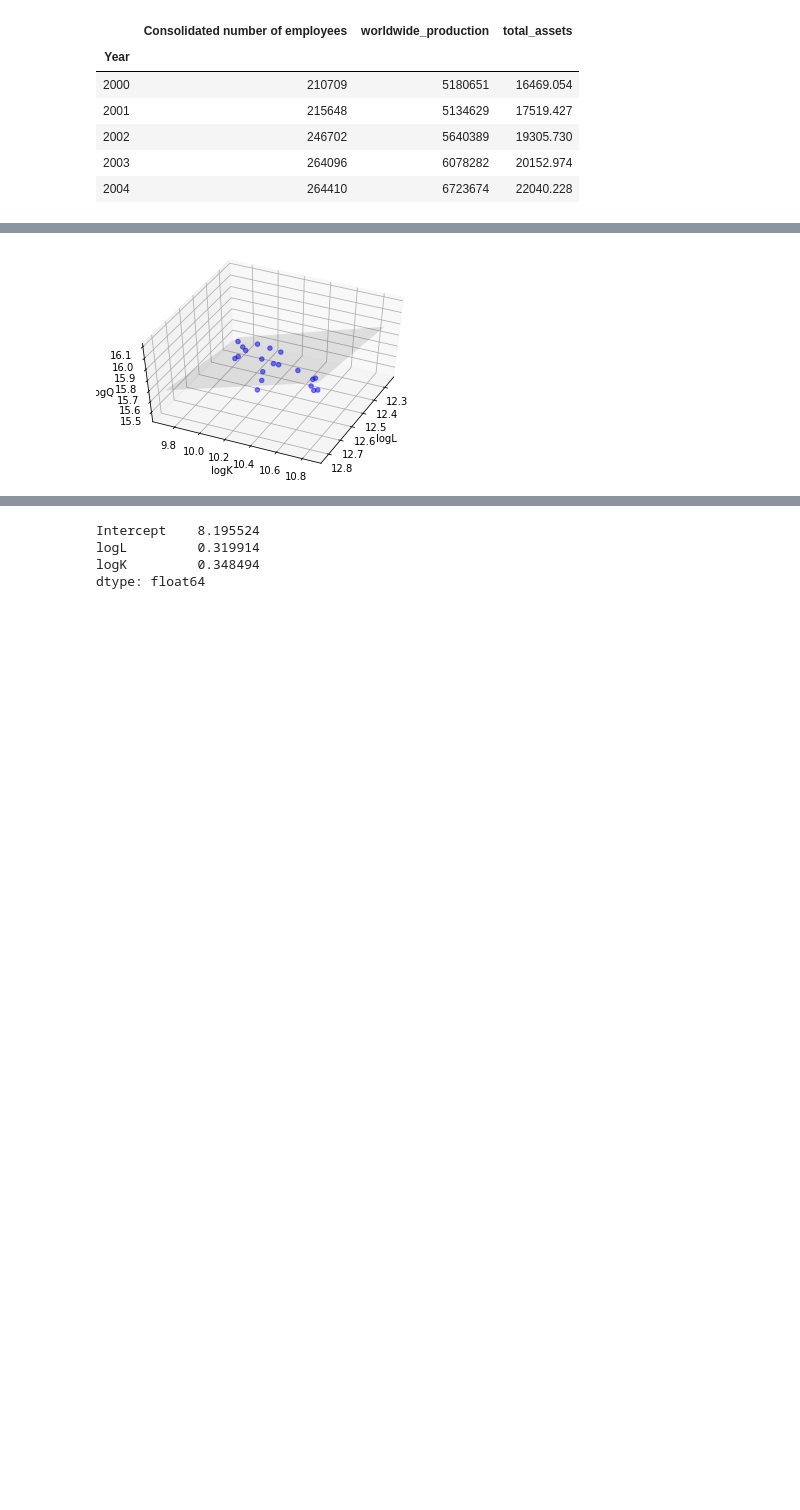
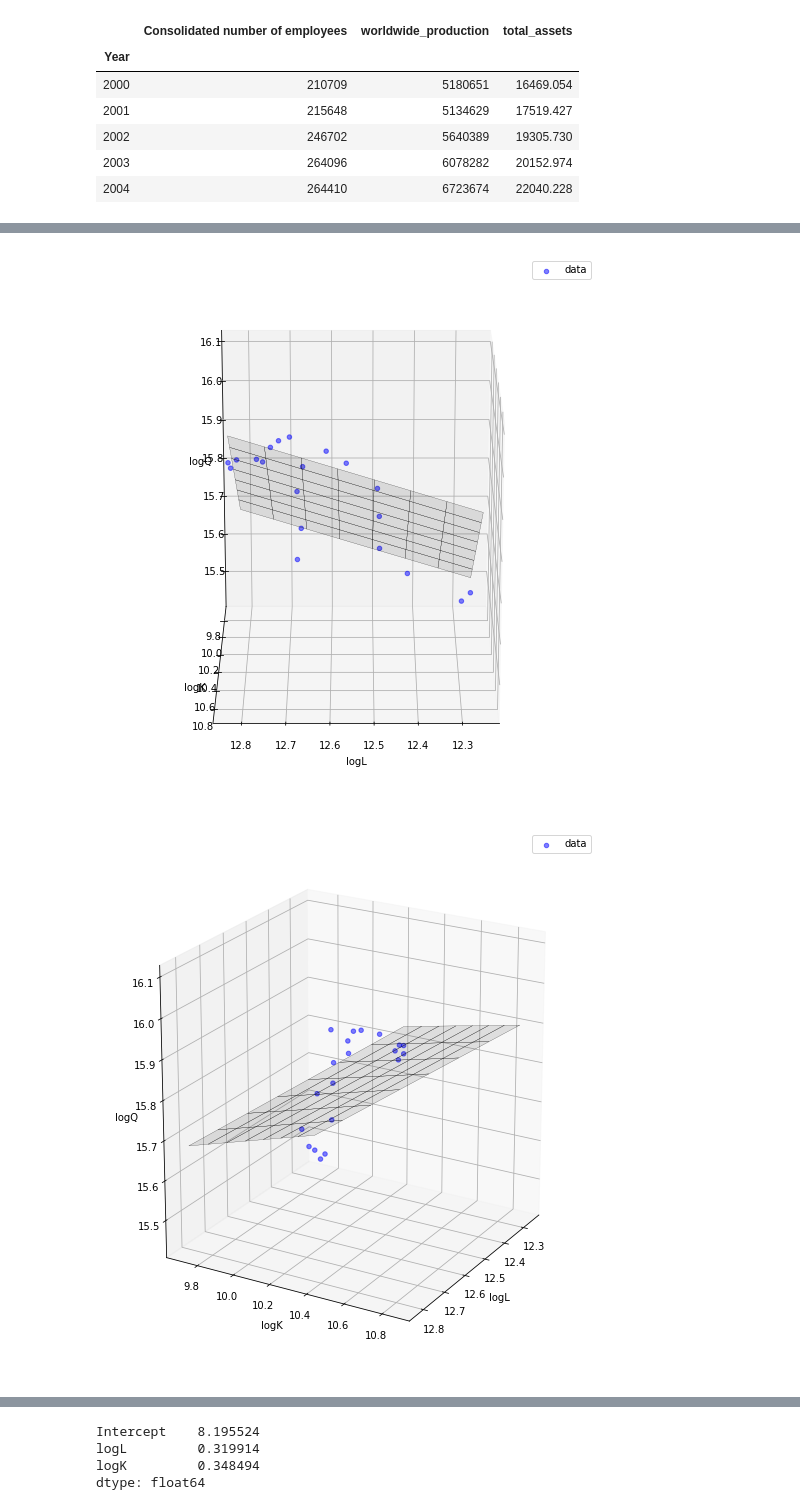
Before and after one commit to karl-johan-grahn/toyota-analysis, a Jupyter notebook: production_function.ipynb, the cells around one changed output, grey strips where cells are left out. Cells and saved outputs as stored; diff of their text form; code cells hidden in the pictures; blank space fills up the shorter version.

Commit message:
Fix prod func plots

```diff
--- a/production_function.ipynb
+++ b/production_function.ipynb
@@ -106,35 +106,39 @@ empl_prod_assets.head()
 # %%
 # Plot data and model
-
-# Include standard deviation and confidence interval for prediction
-#from statsmodels.sandbox.regression.predstd import wls_prediction_std
-#_, upper, lower = wls_prediction_std(model)
 
 from mpl_toolkits.mplot3d import Axes3D
 import matplotlib.pyplot as plt
 
-x_surf = np.linspace(empl_prod_assets.logL.min(), empl_prod_assets.logL.max(), 2)
-y_surf = np.linspace(empl_prod_assets.logK.min(), empl_prod_assets.logK.max(), 2)
-x_surf, y_surf = np.meshgrid(x_surf, y_surf)
+def plot_data_model(pos, size, elev, azim):
+    x_surf = np.linspace(empl_prod_assets.logL.min(), empl_prod_assets.logL.max(), 8)
+    y_surf = np.linspace(empl_prod_assets.logK.min(), empl_prod_assets.logK.max(), 8)
+    x_surf, y_surf = np.meshgrid(x_surf, y_surf)
 
-onlyX = pd.DataFrame({'logL': x_surf.ravel(), 'logK': y_surf.ravel()})
-fittedY = model.predict(exog = onlyX)
+    onlyX = pd.DataFrame({'logL': x_surf.ravel(), 'logK': y_surf.ravel()})
+    fittedY = model.predict(exog = onlyX)
 
-fig = plt.figure()
-ax = fig.add_subplot(111, projection = '3d')
-ax.scatter(empl_prod_assets['logL'],
-           empl_prod_assets['logK'],
-           empl_prod_assets['logQ'],
-           c='blue', marker='o', alpha=0.5)
-ax.plot_surface(x_surf,
-                y_surf,
-                fittedY.values.reshape(x_surf.shape),
-                color='None', alpha=0.1, linewidth=1)
-ax.set_xlabel('logL')
-ax.set_ylabel('logK')
-ax.set_zlabel('logQ')
+    fig = plt.figure(figsize=size)
+    ax = fig.add_subplot(pos, projection = '3d')
+    ax.scatter(empl_prod_assets['logL'],
+               empl_prod_assets['logK'],
+               empl_prod_assets['logQ'],
+               c = 'blue', marker = 'o', alpha = 0.5, label = 'data')
+    ax.plot_surface(x_surf,
+                    y_surf,
+                    fittedY.values.reshape(x_surf.shape),
+                    color = 'None', edgecolor = 'black', alpha = 0.1, linewidth = 0.2)
+    ax.set_xlabel('logL')
+    ax.set_ylabel('logK')
+    ax.set_zlabel('logQ')
+    ax.legend()
+    ax.view_init(elev, azim)
+    return ax
 
-ax.view_init(50, 25)
+plot_data_model(131, (30, 10), 20, 90)
+plot_data_model(132, (30, 10), 20, 30)
+plot_data_model(133, (30, 10), 20, 0)
+
 plt.show()
 # %% [output]
-[figure, old version]
+[figure, new version]
+[figure, added]
```
Also changed, not shown: parts of 4 cells of this notebook.
